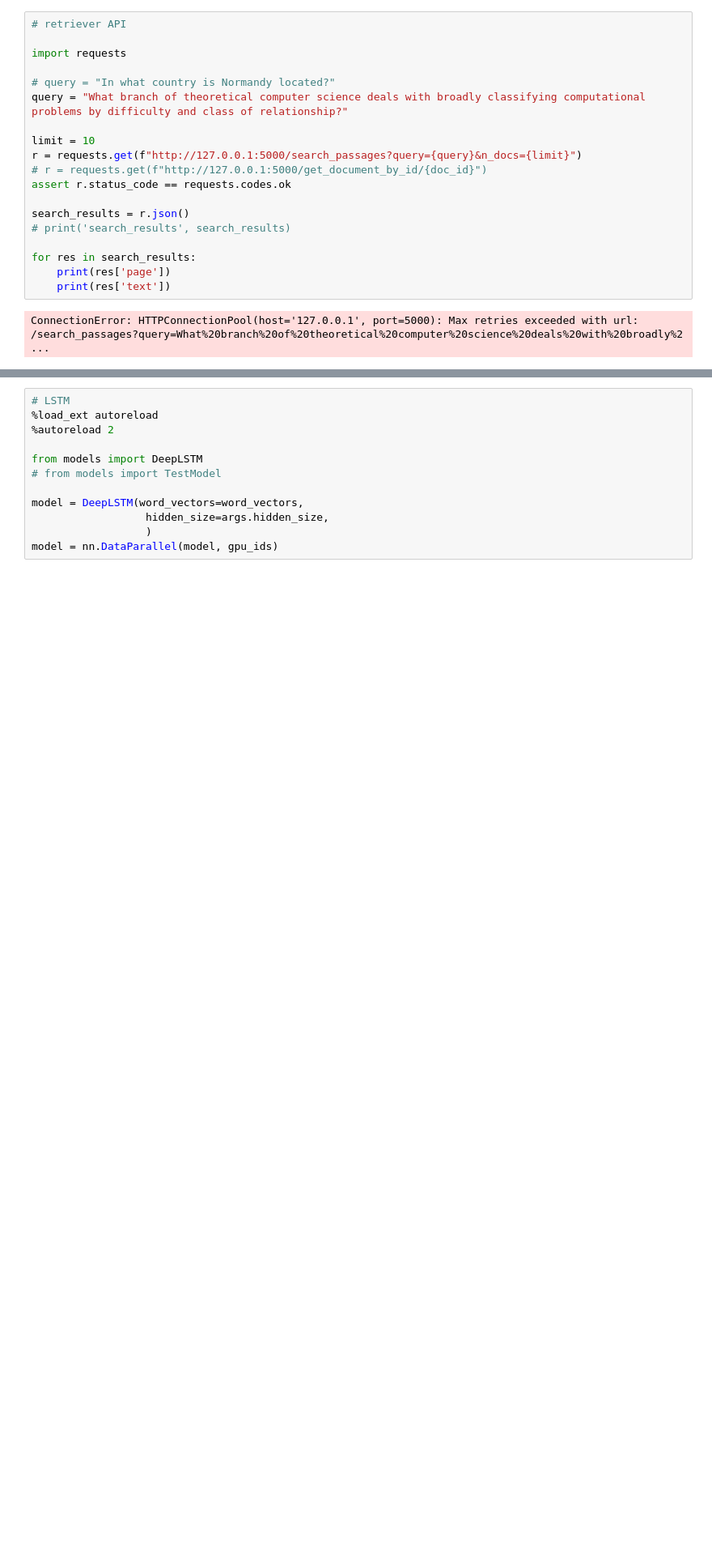
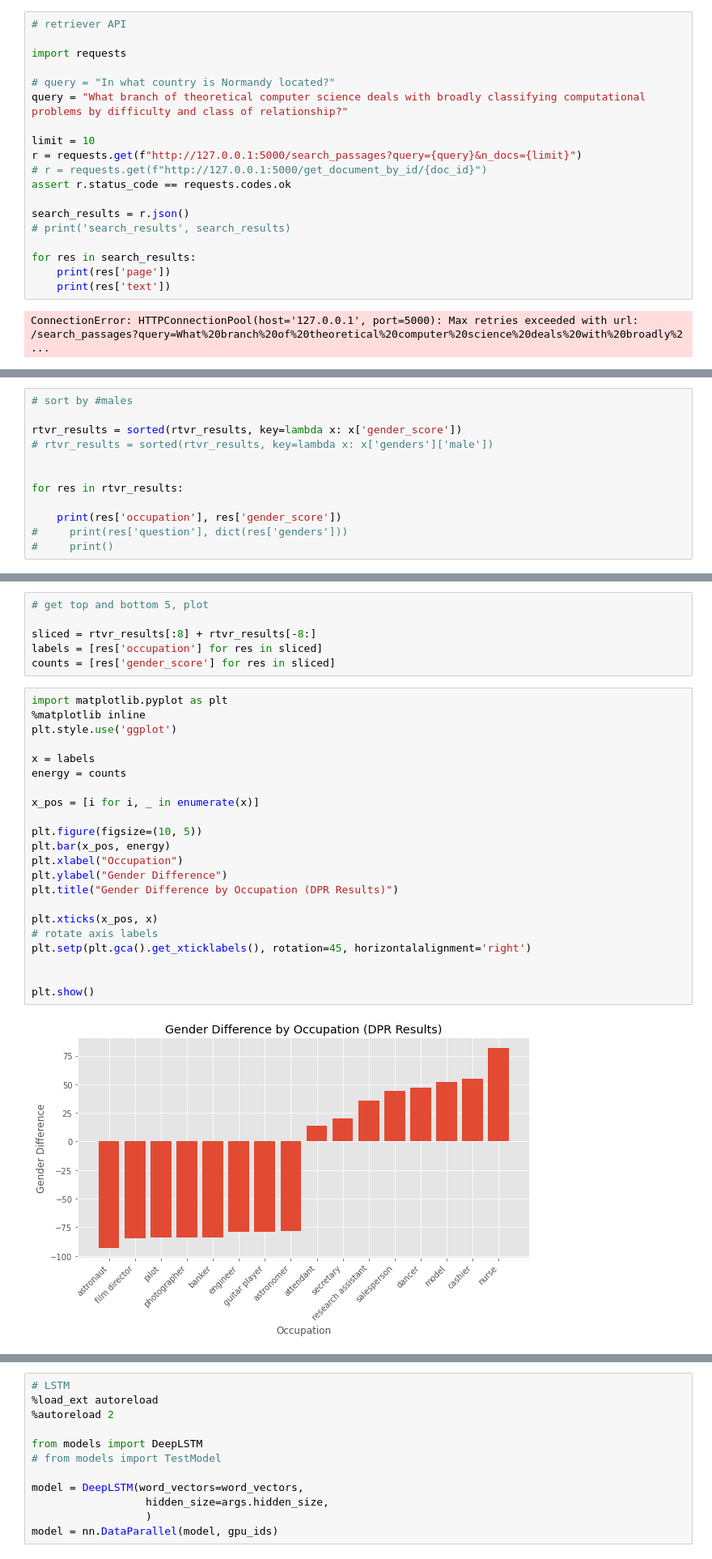
Before and after one commit to Maosef/squad_project, a Jupyter notebook: squad-main/modelling.ipynb, the cells around one changed output, grey strips where cells are left out. Shown at 81% size. Drawn from its saved outputs; the diff is of its cells as text; blank space fills up the shorter version.

Commit message:
ambiguous question analysis

```diff
--- a/squad-main/modelling.ipynb
+++ b/squad-main/modelling.ipynb
@@ -924,0 +985,12 @@ data         modelling.ipynb        test.py
+# %%
+# sort by #males
+
+rtvr_results = sorted(rtvr_results, key=lambda x: x['gender_score'])
+# rtvr_results = sorted(rtvr_results, key=lambda x: x['genders']['male'])
+
+
+for res in rtvr_results:
+
+    print(res['occupation'], res['gender_score'])
+#     print(res['question'], dict(res['genders']))
+#     print()
@@ -924,0 +1015,30 @@ data         modelling.ipynb        test.py
+# %%
+# get top and bottom 5, plot
+
+sliced = rtvr_results[:8] + rtvr_results[-8:]
+labels = [res['occupation'] for res in sliced]
+counts = [res['gender_score'] for res in sliced]
+# %%
+import matplotlib.pyplot as plt
+%matplotlib inline
+plt.style.use('ggplot')
+
+x = labels
+energy = counts
+
+x_pos = [i for i, _ in enumerate(x)]
+
+plt.figure(figsize=(10, 5))
+plt.bar(x_pos, energy)
+plt.xlabel("Occupation")
+plt.ylabel("Gender Difference")
+plt.title("Gender Difference by Occupation (DPR Results)")
+
+plt.xticks(x_pos, x)
+# rotate axis labels
+plt.setp(plt.gca().get_xticklabels(), rotation=45, horizontalalignment='right')
+
+
+plt.show()
+# %% [output]
+[figure, added]
```
Also changed, not shown: parts of 13 cells of this notebook.
